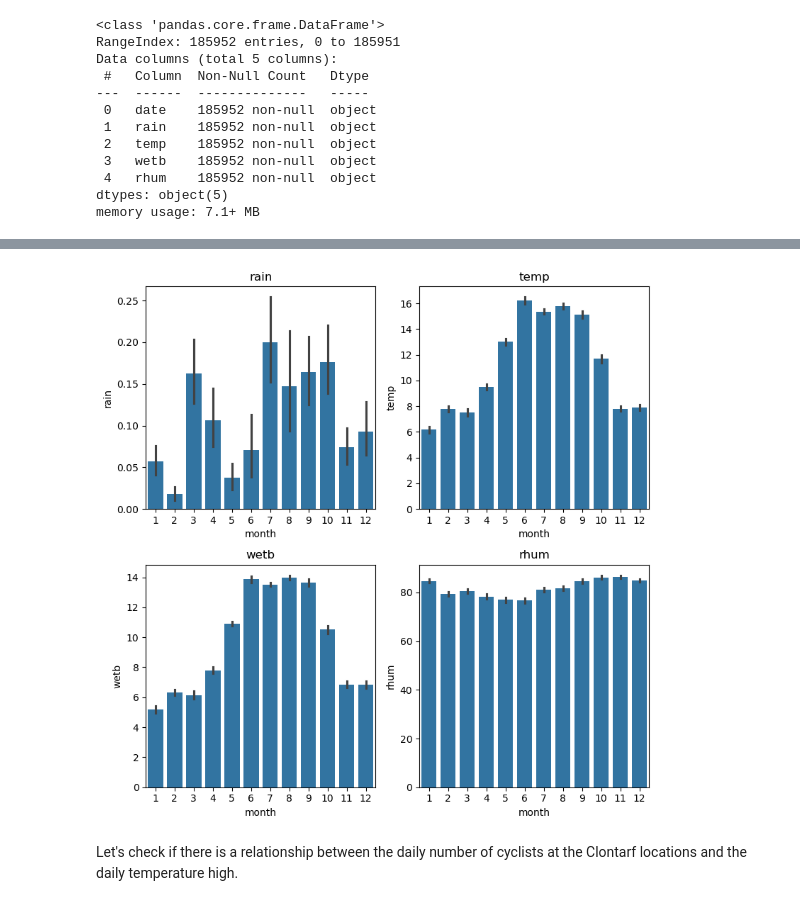
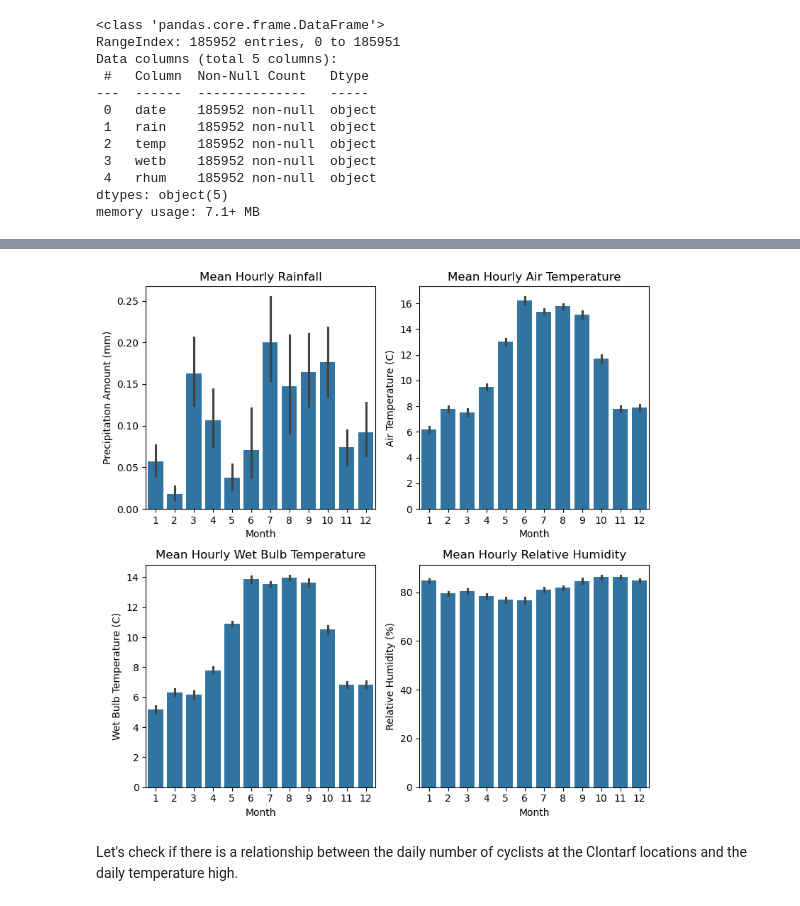
Before and after one commit to markmccrystall/cyclists, a Jupyter notebook: dublin_cycle.ipynb, the cells around one changed output, grey strips where cells are left out. Drawn from its saved outputs; the diff is of its cells as text; code cells hidden in the pictures.

```diff
--- a/dublin_cycle.ipynb
+++ b/dublin_cycle.ipynb
@@ -117,0 +172,11 @@ plt.show()
+# %%
+plt.figure(figsize=(16, len(locations) * 3)) # Prepare figure size
+
+for idx, loc in enumerate(locations, 1):
+    plt.subplot(len(locations), 2, idx)
+    sns.boxplot(x=loc, data=daily_data)
+    plt.xlabel("")
+    plt.title(loc)
+
+plt.tight_layout()
+plt.show()
@@ -212,19 +280,19 @@ Data columns (total 5 columns):
 dtypes: object(5)
 memory usage: 7.1+ MB
 # %%
-# Convert 'date' to datetime
+# Convert 'date' to datetime and rename to 'Date'
 weather['date'] = pd.to_datetime(weather['date'], format='%d/%m/%Y %H:%M')
+weather.rename(columns={"date": "Date"}, inplace=True)
 # %%
 # Convert rain, temp, wetb and rhum columns to numeric type
+weather_columns = ['rain', 'temp', 'wetb', 'rhum']
 
-weather['rain'] = pd.to_numeric(weather['rain'], errors='coerce')
-weather['temp'] = pd.to_numeric(weather['temp'], errors='coerce')
-weather['wetb'] = pd.to_numeric(weather['wetb'], errors='coerce')
-weather['rhum'] = pd.to_numeric(weather['rhum'], errors='coerce')
+for x in weather_columns:
+    weather[x] = pd.to_numeric(weather[x], errors='coerce')
 # %%
 # Create a new dataframe containing only the 2023 weather data
 
-weather2023 = weather[weather['date'].dt.year == 2023]
+weather2023 = weather[weather['Date'].dt.year == 2023]
 # %%
 weather2023.head()
 # %% [output]
@@ -235,18 +303,21 @@ weather2023.head()
 | 169874 | 2023-01-01 03:00:00 | 0.1 | 4.0 | 3.6 | 93.0 |
 | 169875 | 2023-01-01 04:00:00 | 0.0 | 2.5 | 2.3 | 96.0 |
 # %%
-weather_columns = weather2023[['rain', 'temp', 'wetb', 'rhum']]
+weather_titles = ['Mean Hourly Rainfall', 'Mean Hourly Air Temperature', 'Mean Hourly Wet Bulb Temperature', 'Mean Hourly Relative Humidity']
+weather_ylabels = ['Precipitation Amount (mm)', 'Air Temperature (C)', 'Wet Bulb Temperature (C)', 'Relative Humidity (%)']
 
 plt.figure(figsize=(8, 8))
 
 for idx, col in enumerate(weather_columns, 1):
     plt.subplot(2, 2, idx)
-    sns.barplot(x="month", y=col, data=weather2023)
-    plt.title(col)
+    sns.barplot(x=weather2023["Date"].dt.month, y=weather2023[col])
+    plt.title(weather_titles[idx - 1])
+    plt.ylabel(weather_ylabels[idx -1])
+    plt.xlabel("Month")
 
 plt.tight_layout()
 plt.show()
 # %% [output]
-[figure, old version]
+[figure, new version]
 # %% [markdown]
 Let's check if there is a relationship between the daily number of cyclists at the Clontarf locations and the daily temperature high.
```
Also changed, not shown: parts of 29 cells of this notebook.
